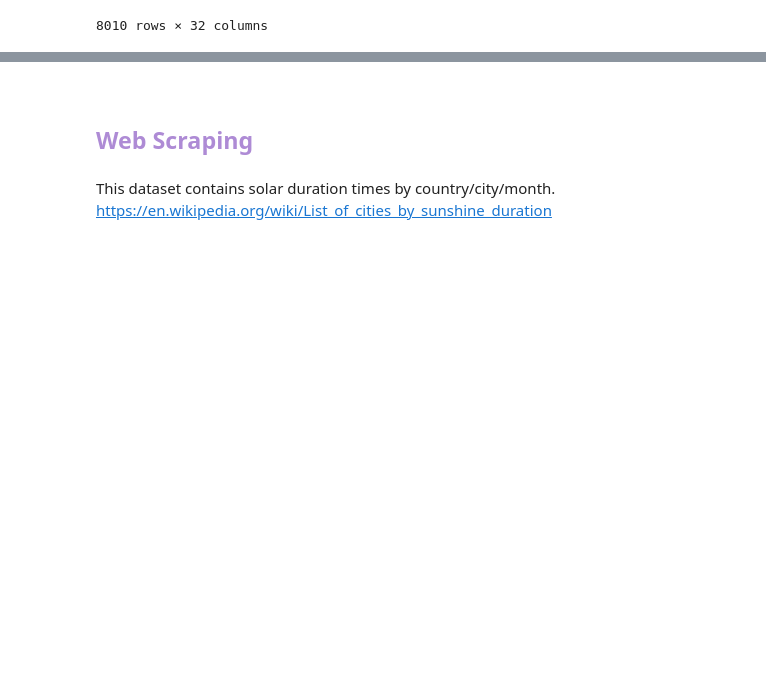
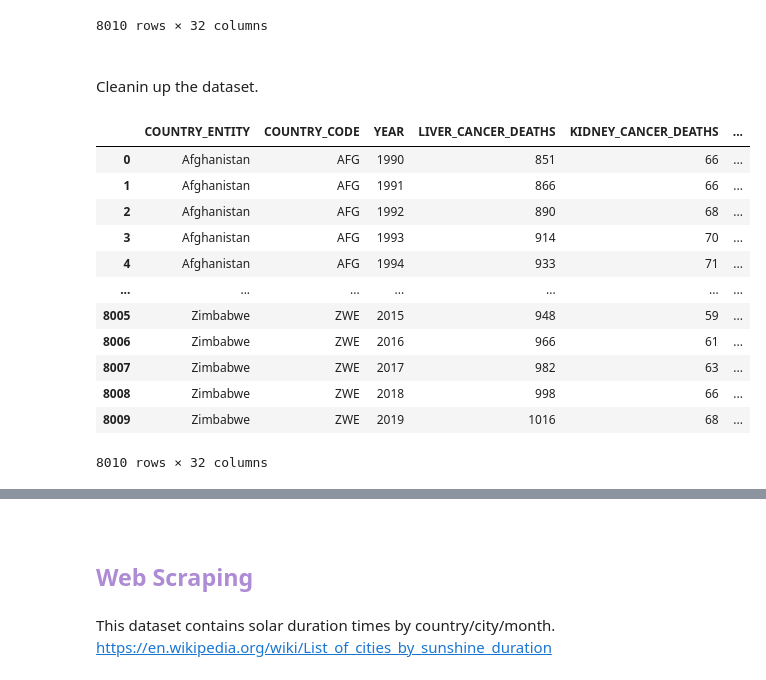
Before and after one commit to Hakuna-Patata/BU_MSDS_PTW, a Jupyter notebook: DSC 540 - Data Preparation/Project.ipynb, the cells around one changed output, grey strips where cells are left out. Drawn from its saved outputs; the diff is of its cells as text; code cells hidden in the pictures; blank space fills up the shorter version.

```diff
--- a/DSC 540 - Data Preparation/Project.ipynb
+++ b/DSC 540 - Data Preparation/Project.ipynb
@@ -114,3 +130,62 @@ cancer_df
 | 8008 | Zimbabwe | ZWE | 2018 | 998 | 66 | 159 | ... |
 | 8009 | Zimbabwe | ZWE | 2019 | 1016 | 68 | 164 | ... |
 8010 rows × 32 columns
+# %% [markdown]
+<br>
+
+Cleanin up the dataset.
+# %%
+## Cleaninig column names
+
+new_cols = [
+    "COUNTRY_ENTITY",
+    "COUNTRY_CODE",
+    "YEAR",
+    "LIVER_CANCER_DEATHS",
+    "KIDNEY_CANCER_DEATHS",
+    "LIP_ORAL_CANCER_DEATHS",
+    "TRACHEAL_BRONCHUS_LUNG_CANCER_DEATHS",
+    "LARYNX_CANCER_DEATHS",
+    "GALLBLADDER_BILIARY_CANCER_DEATHS",
+    "MELANOMA_SKIN_CANCER_DEATHS",
+    "LEUKEMIA_DEATHS",
+    "HODGKIN_LYMPHOMA_DEATHS",
+    "MULTIPLE_MYELOMA_DEATHS",
+    "OTHER_NEOPLASM_DEATHS",
+    "BREAST_CANCER_DEATHS",
+    "PROSTATE_CANCER_DEATHS",
+    "THYROID_CANCER_DEATHS",
+    "STOMACH_CANCER_DEATHS",
+    "BLADDER_CANCER_DEATHS",
+    "UTERINE_CANCER_DEATHS",
+    "OVARIAN_CANCER_DEATHS",
+    "CERVICAL_CANCER_DEATHS",
+    "BRAIN_CNS_CANCER_DEATHS",
+    "NON-HODGKIN_LYMPHOMA_DEATHS",
+    "PANCREATIC_CANCER_DEATHS",
+    "ESOPHAGEAL_CANCER_DEATHS",
+    "TESTICULAR_CANCER_DEATHS",
+    "NASOPHARYNX_CANCER_DEATHS",
+    "OTHER_PHARYNX_CANCER_DEATHS",
+    "COLON_RECTUM_CANCER_DEATHS",
+    "NON-MELANOMA_SKIN_CANCER_DEATHS",
+    "MESOTHELIOMA_DEATHS",
+]
+
+cancer_df.columns = new_cols
+# %%
+cancer_df
+# %% [output]
+|  | COUNTRY_ENTITY | COUNTRY_CODE | YEAR | LIVER_CANCER_DEATHS | KIDNEY_CANCER_DEATHS | ... |
+| 0 | Afghanistan | AFG | 1990 | 851 | 66 | ... |
+| 1 | Afghanistan | AFG | 1991 | 866 | 66 | ... |
+| 2 | Afghanistan | AFG | 1992 | 890 | 68 | ... |
+| 3 | Afghanistan | AFG | 1993 | 914 | 70 | ... |
+| 4 | Afghanistan | AFG | 1994 | 933 | 71 | ... |
+| ... | ... | ... | ... | ... | ... | ... |
+| 8005 | Zimbabwe | ZWE | 2015 | 948 | 59 | ... |
+| 8006 | Zimbabwe | ZWE | 2016 | 966 | 61 | ... |
+| 8007 | Zimbabwe | ZWE | 2017 | 982 | 63 | ... |
+| 8008 | Zimbabwe | ZWE | 2018 | 998 | 66 | ... |
+| 8009 | Zimbabwe | ZWE | 2019 | 1016 | 68 | ... |
+8010 rows × 32 columns
```
Also changed, not shown: parts of 22 cells of this notebook, 2 other files.
